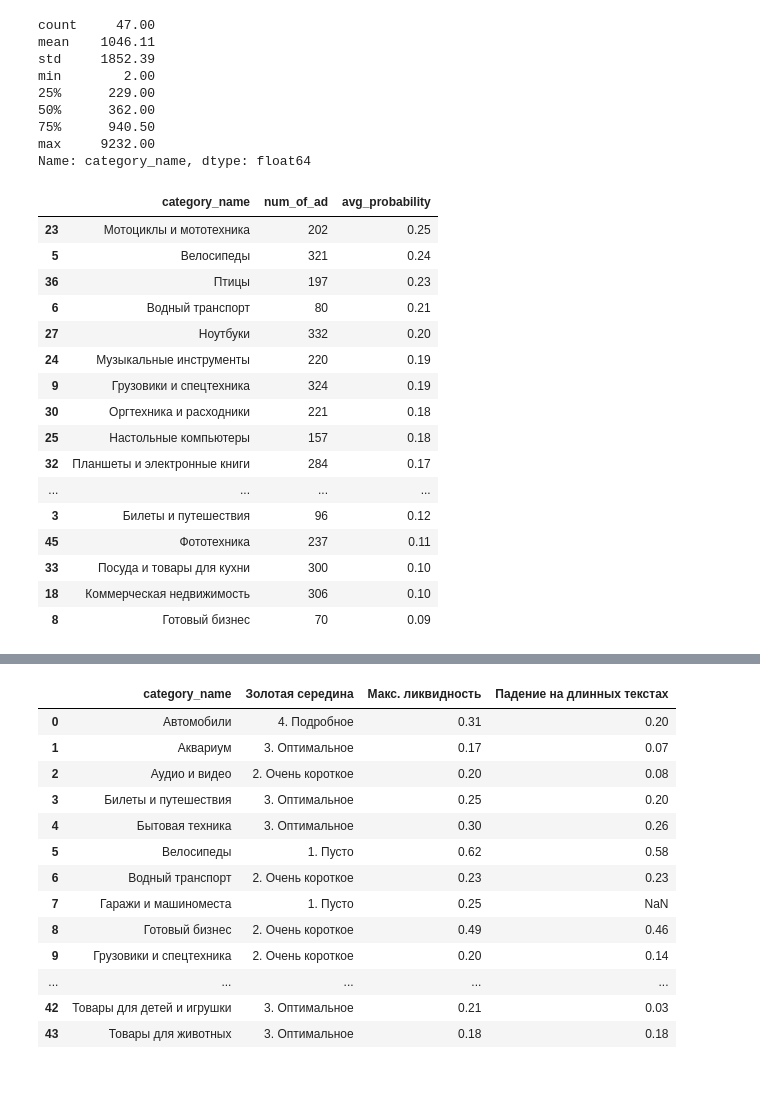
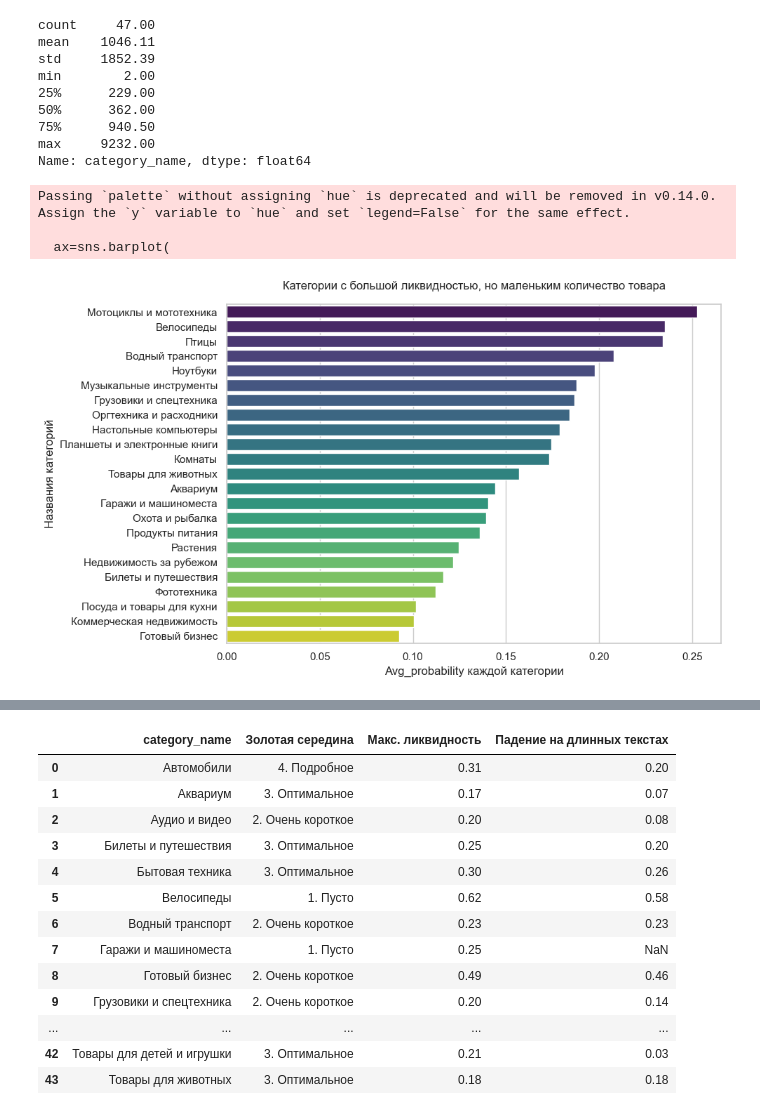
Before and after one commit to issakamir/Avito-demand, a Jupyter notebook: notebooks/EDA.ipynb, the cells around one changed output, grey strips where cells are left out. Drawn from its saved outputs; the diff is of its cells as text; code cells hidden in the pictures; blank space fills up the shorter version.

Commit message:
Ended plotting the graphs for better understanding of insights

```diff
--- a/notebooks/EDA.ipynb
+++ b/notebooks/EDA.ipynb
@@ -27,29 +30,32 @@ Name: category_name, dtype: float64
 # %%
 liq_low_ad=df.groupby('category_name')[['category_name','deal_probability']].agg(
     num_of_ad=('category_name', 'count'),
     avg_probability=('deal_probability', 'mean')
 ).reset_index()
 liq_low_ad=liq_low_ad.query("num_of_ad<362")
 liq_low_ad=liq_low_ad.sort_values(by='avg_probability', ascending=False)
 liq_low_ad
+
+plt.figure(figsize=(10, 6))
+sns.set_theme(style="whitegrid")
+ax=sns.barplot(
+    x='avg_probability',
+    y='category_name',
+    data=liq_low_ad,
+    palette='viridis'
+)
+
+plt.title('Категории с большой ликвидностью, но маленьким количество товара', fontsize=12, pad=15)
+plt.xlabel('Avg_probability каждой категории', fontsize=12)
+plt.ylabel('Названия категорий', fontsize=12)
+
+plt.tight_layout()
+plt.show()
 # %% [output]
-|  | category_name | num_of_ad | avg_probability |
-| 23 | Мотоциклы и мототехника | 202 | 0.25 |
-| 5 | Велосипеды | 321 | 0.24 |
-| 36 | Птицы | 197 | 0.23 |
-| 6 | Водный транспорт | 80 | 0.21 |
-| 27 | Ноутбуки | 332 | 0.20 |
-| 24 | Музыкальные инструменты | 220 | 0.19 |
-| 9 | Грузовики и спецтехника | 324 | 0.19 |
-| 30 | Оргтехника и расходники | 221 | 0.18 |
-| 25 | Настольные компьютеры | 157 | 0.18 |
-| 32 | Планшеты и электронные книги | 284 | 0.17 |
-| ... | ... | ... | ... |
-| 3 | Билеты и путешествия | 96 | 0.12 |
-| 45 | Фототехника | 237 | 0.11 |
-| 33 | Посуда и товары для кухни | 300 | 0.10 |
-| 18 | Коммерческая недвижимость | 306 | 0.10 |
-| 8 | Готовый бизнес | 70 | 0.09 |
+Passing `palette` without assigning `hue` is deprecated and will be removed in v0.14.0. Assign the `y` variable to `hue` and set `legend=False` for the same effect.
+
+  ax=sns.barplot(
+[figure, added]
 # %%
 for param in ['param_1', 'param_2', 'param_3']:
     grouped=df.groupby(param)['deal_probability'].mean().reset_index()
```
Also changed, not shown: parts of 8 cells of this notebook.
